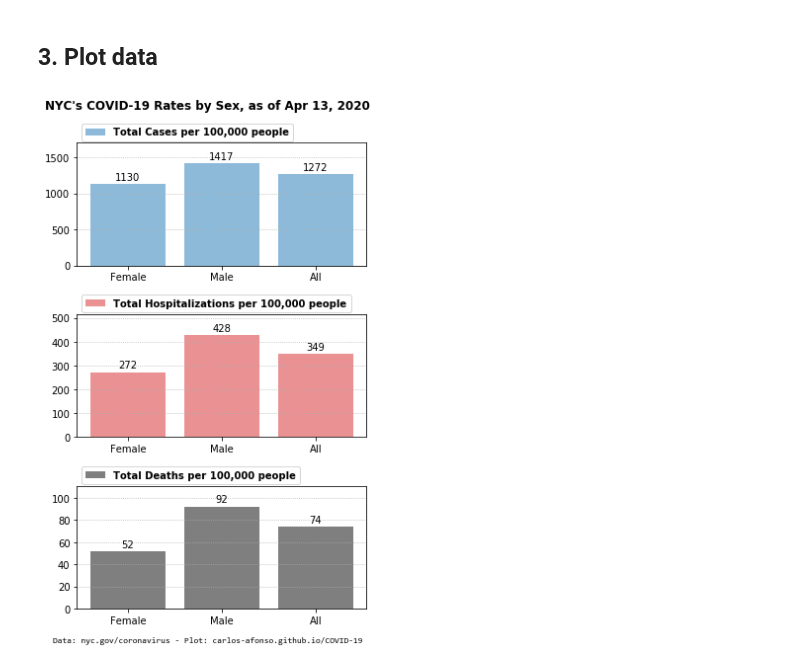
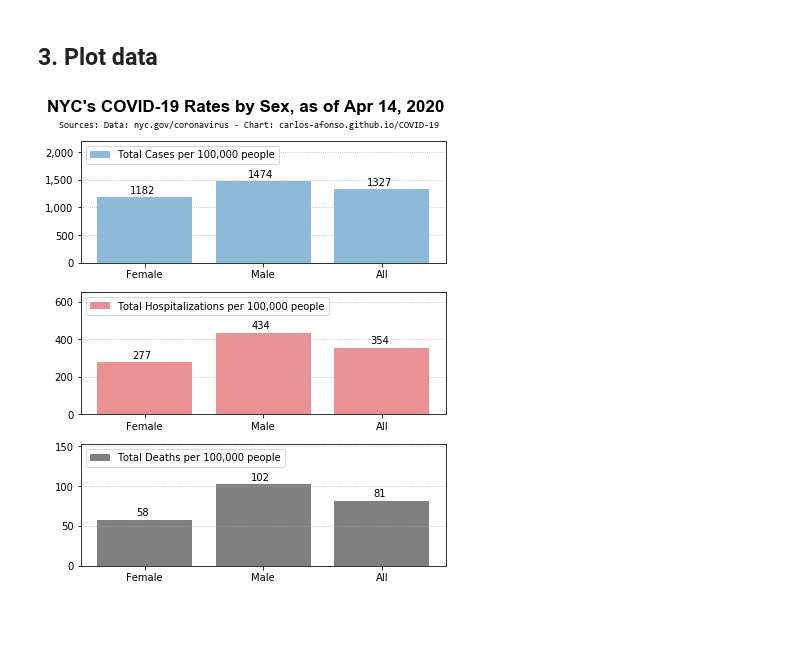
Before and after one commit to carlos-afonso/COVID-19, a Jupyter notebook: notebooks/nyc-covid-19-by-sex.ipynb, the cells around one changed output. Cells and saved outputs as stored; diff of their text form; code cells hidden in the pictures; blank space fills up the shorter version.

Commit message:
updates plots

```diff
--- a/notebooks/nyc-covid-19-by-sex.ipynb
+++ b/notebooks/nyc-covid-19-by-sex.ipynb
@@ -10,8 +11,8 @@ import pandas as pd
 
 Read data from CSV file into Pandas DataFrame.
 # %%
-update_str = 'as of Apr 13, 2020'
-source_str = 'Data: nyc.gov/coronavirus - Plot: carlos-afonso.github.io/COVID-19'
+update_str = 'as of Apr 14, 2020'
+source_str = 'Sources: Data: nyc.gov/coronavirus - Chart: carlos-afonso.github.io/COVID-19'
 
 file = '../data/nyc-health-github/by-sex.csv'
 df = pd.read_csv(file)
@@ -44,32 +45,34 @@ df
 # %% [markdown]
 ## 3. Plot data
 # %%
-fig, (ax1, ax2, ax3) = plt.subplots(3, figsize=(5, 8), sharex=False)
+fig, (ax1, ax2, ax3) = plt.subplots(3, figsize=(6, 7), sharex=False)
 
 ax1.bar(df['group'], df['case_rate'], alpha=0.5, color='C0', label='Total Cases per 100,000 people')
 ax2.bar(df['group'], df['hosp_rate'], alpha=0.5, color='C3', label='Total Hospitalizations per 100,000 people')
 ax3.bar(df['group'], df['death_rate'], alpha=0.5, color='k', label='Total Deaths per 100,000 people')
 
-s = 1.2
+s = 1.5
 ax1.set_ylim(0, s * df['case_rate'].max())
 ax2.set_ylim(0, s * df['hosp_rate'].max())
 ax3.set_ylim(0, s * df['death_rate'].max())
 
 for ax in (ax1, ax2, ax3):
+    ax.yaxis.set_major_formatter(StrMethodFormatter('{x:,.0f}'))
     ax.grid(axis='y', linestyle=':')
-    ax.legend(bbox_to_anchor=(0, 1.2), loc='upper left', prop={'weight':'bold'})
+    ax.legend(loc='upper left') # bbox_to_anchor=(0, 1.2), prop={'weight':'bold'}
     for i in ax.patches:
         [x, y] = [i.get_x(), i.get_height()]
-        ax.annotate(str(int(round(y))), xy=[x, y], xytext=(38, 7), textcoords='offset points', ha='center', va='center')
+        ax.annotate(str(int(round(y))), xy=[x, y], xytext=(45, 7), textcoords='offset points', ha='center', va='center')
 
-plt.suptitle('NYC\'s COVID-19 Rates by Sex, ' + update_str, fontsize=11.9, fontweight='bold', x=0.49)
+title_str = 'NYC\'s COVID-19 Rates by Sex, ' + update_str
+plt.suptitle(title_str, fontfamily='Arial', fontsize=17, fontweight='bold', x=0.49)
 
-ax3.text(-0.8, -30, source_str, fontfamily='Consolas', fontsize=8.6)
+ax1.set_title(source_str, pad=13, fontfamily='Consolas', fontsize=9.2, x=0.46)
 
-plt.tight_layout(pad=1.2, rect=[0, 0, 1, 0.96])
+plt.tight_layout(rect=[0, 0, 1, 0.96]) #pad=1.2
 plt.show()
 # %% [output]
-[figure, old version]
+[figure, new version]
 # %%
 # Save figure as SVG and PNG images
 file_path = '../images/nyc-covid-19-rates-by-sex'
```
Also changed, not shown: parts of 3 cells of this notebook, 4 other files.
